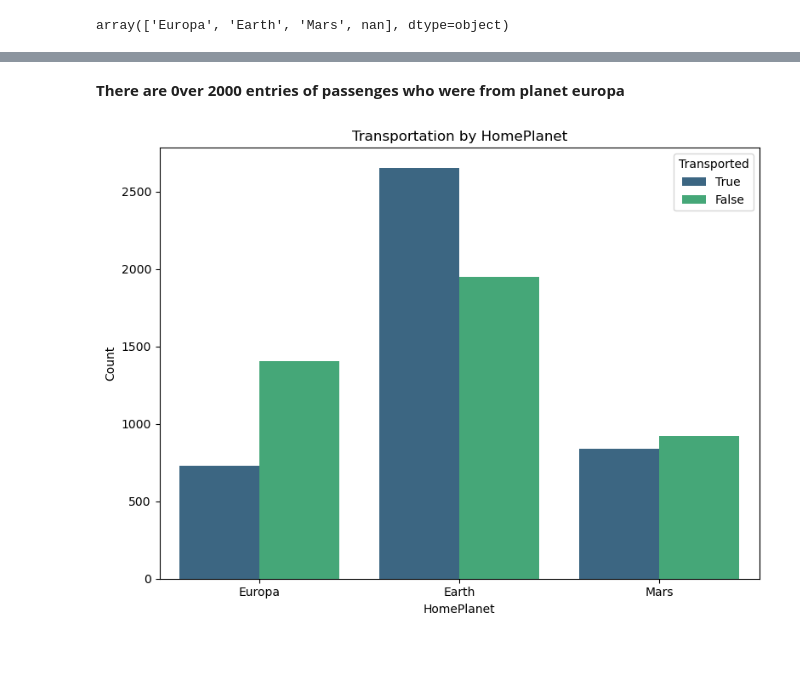
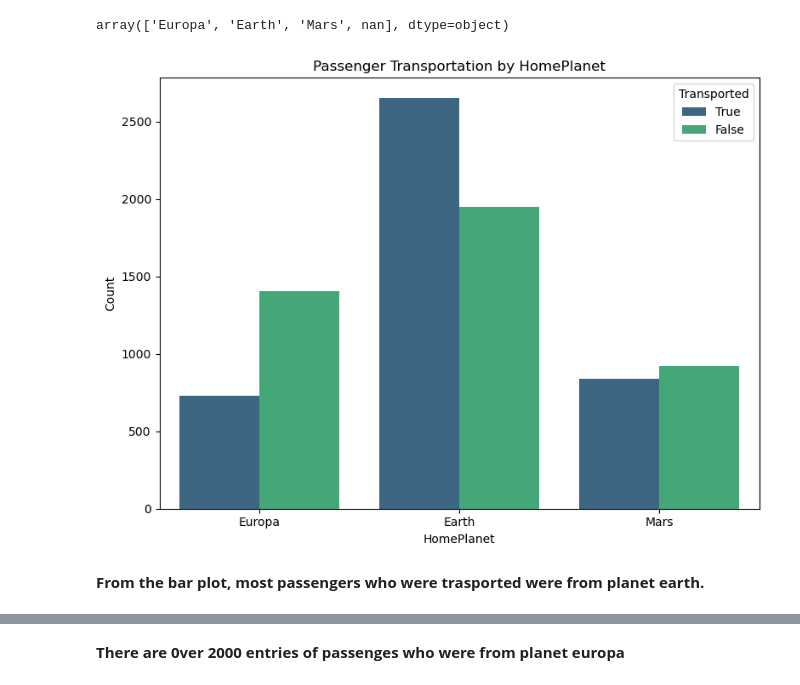
Before and after one commit to Emilly-Njue/Spaceship-Titanic, a Jupyter notebook: spaceship.ipynb, the cells around one changed output, grey strips where cells are left out. Cells and saved outputs as stored; diff of their text form; code cells hidden in the pictures; blank space fills up the shorter version.

```diff
--- a/spaceship.ipynb
+++ b/spaceship.ipynb
@@ -121,6 +121,20 @@ Name            200    2.300702
 train_data['HomePlanet'].unique()
 # %% [output]
 array(['Europa', 'Earth', 'Mars', nan], dtype=object)
+# %%
+# Bar plot
+plt.figure(figsize=(8, 6))
+sns.countplot(data= train_data, x='HomePlanet', hue='Transported', palette='viridis')
+plt.xlabel('HomePlanet')
+plt.ylabel('Count')
+plt.title('Passenger Transportation by HomePlanet')
+plt.legend(title='Transported', labels=['True', 'False'])
+plt.tight_layout()
+plt.show()
+# %% [output]
+[figure, added]
+# %% [markdown]
+**From the bar plot, most passengers who were trasported were from planet earth.**
 # %%
 # Examining how many passengers were in planet europa
 planet_europa = train_data[train_data['HomePlanet']=='Europa']
@@ -141,18 +155,6 @@ planet_europa
 2131 rows × 14 columns
 # %% [markdown]
 **There are 0ver 2000 entries of passenges who were from planet europa**
-# %%
-# Bar plot
-plt.figure(figsize=(8, 6))
-sns.countplot(data= train_data, x='HomePlanet', hue='Transported', palette='viridis')
-plt.xlabel('HomePlanet')
-plt.ylabel('Count')
-plt.title('Transportation by HomePlanet')
-plt.legend(title='Transported', labels=['True', 'False'])
-plt.tight_layout()
-plt.show()
-# %% [output]
-[figure, removed]
 # %%
 # Examining how many passengers were in planet earth
 planet_earth = train_data[train_data['HomePlanet']=='Earth']
```
Also changed, not shown: parts of 1 cell of this notebook.
